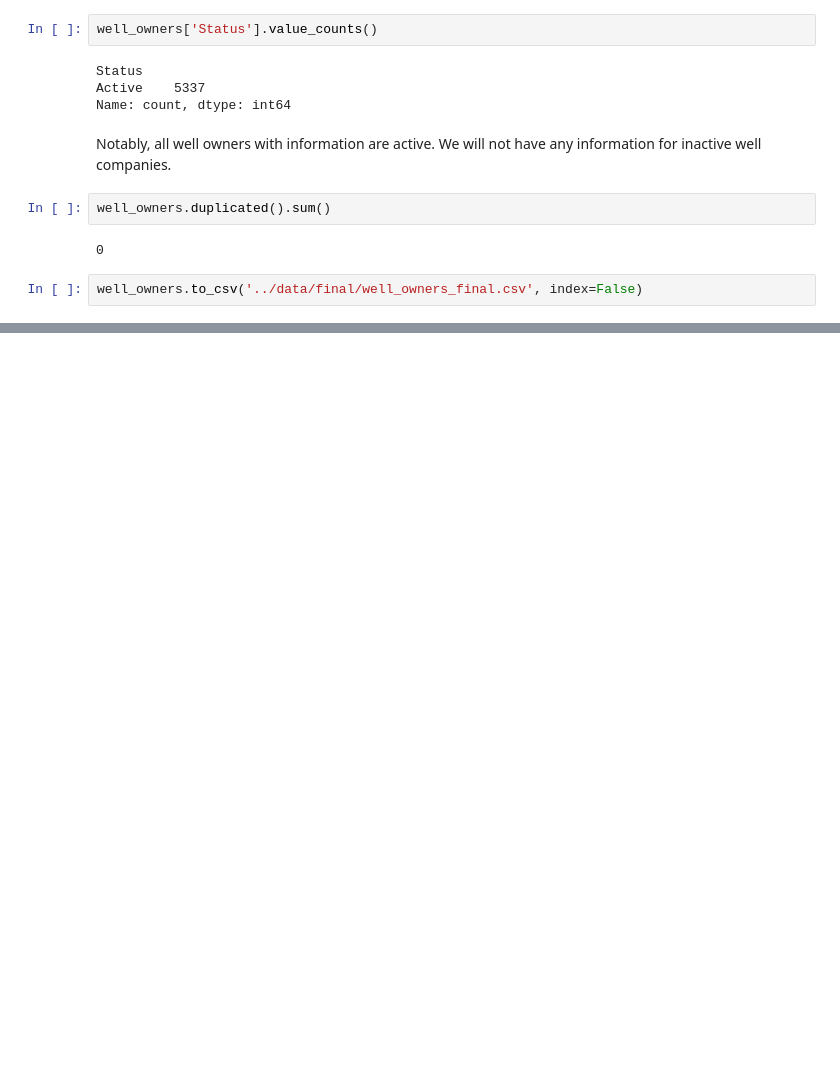
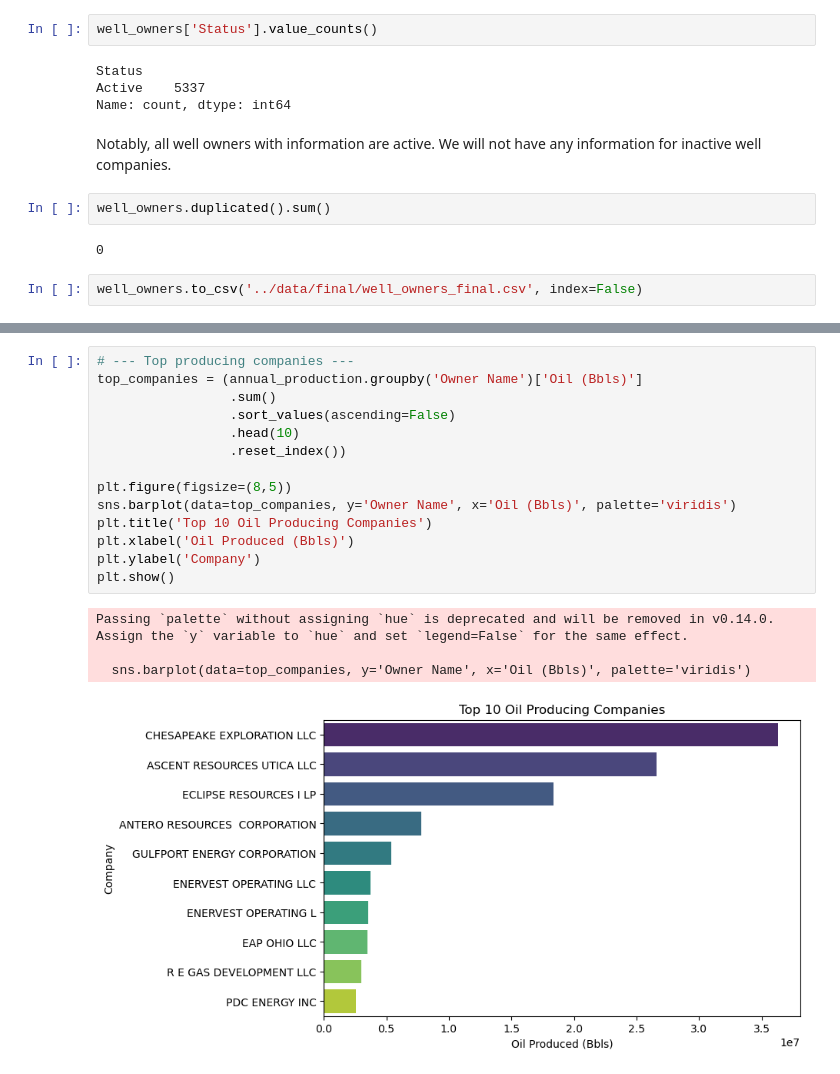
Before and after one commit to Aguilar0126/Two-Birds-One-Stonebridge, a Jupyter notebook: notebooks/exploratory_analysis.ipynb, the cells around one changed output, grey strips where cells are left out. Drawn from its saved outputs; the diff is of its cells as text; blank space fills up the shorter version.

```diff
--- a/notebooks/exploratory_analysis.ipynb
+++ b/notebooks/exploratory_analysis.ipynb
@@ -673,0 +718,19 @@ well_owners.to_csv('../data/final/well_owners_final.csv', index=False)
+# %%
+# --- Top producing companies ---
+top_companies = (annual_production.groupby('Owner Name')['Oil (Bbls)']
+                 .sum()
+                 .sort_values(ascending=False)
+                 .head(10)
+                 .reset_index())
+
+plt.figure(figsize=(8,5))
+sns.barplot(data=top_companies, y='Owner Name', x='Oil (Bbls)', palette='viridis')
+plt.title('Top 10 Oil Producing Companies')
+plt.xlabel('Oil Produced (Bbls)')
+plt.ylabel('Company')
+plt.show()
+# %% [output]
+Passing `palette` without assigning `hue` is deprecated and will be removed in v0.14.0. Assign the `y` variable to `hue` and set `legend=False` for the same effect.
+
+  sns.barplot(data=top_companies, y='Owner Name', x='Oil (Bbls)', palette='viridis')
+[figure, added]
```
Also changed, not shown: parts of 15 cells of this notebook, 4 other files.
